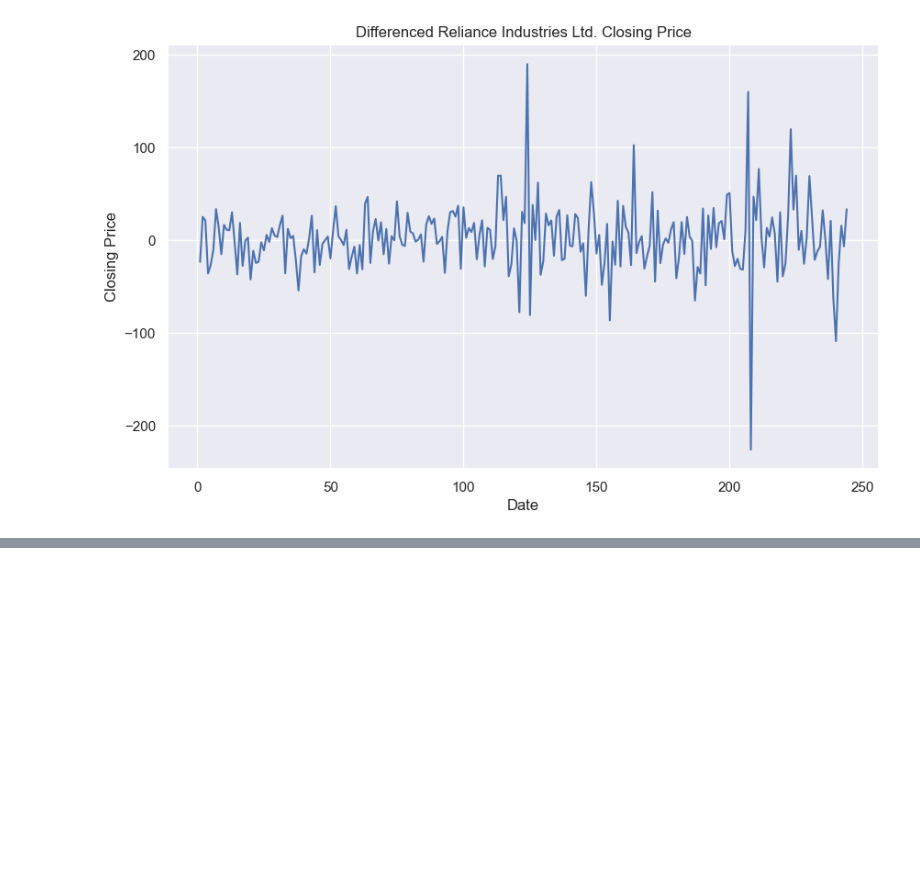
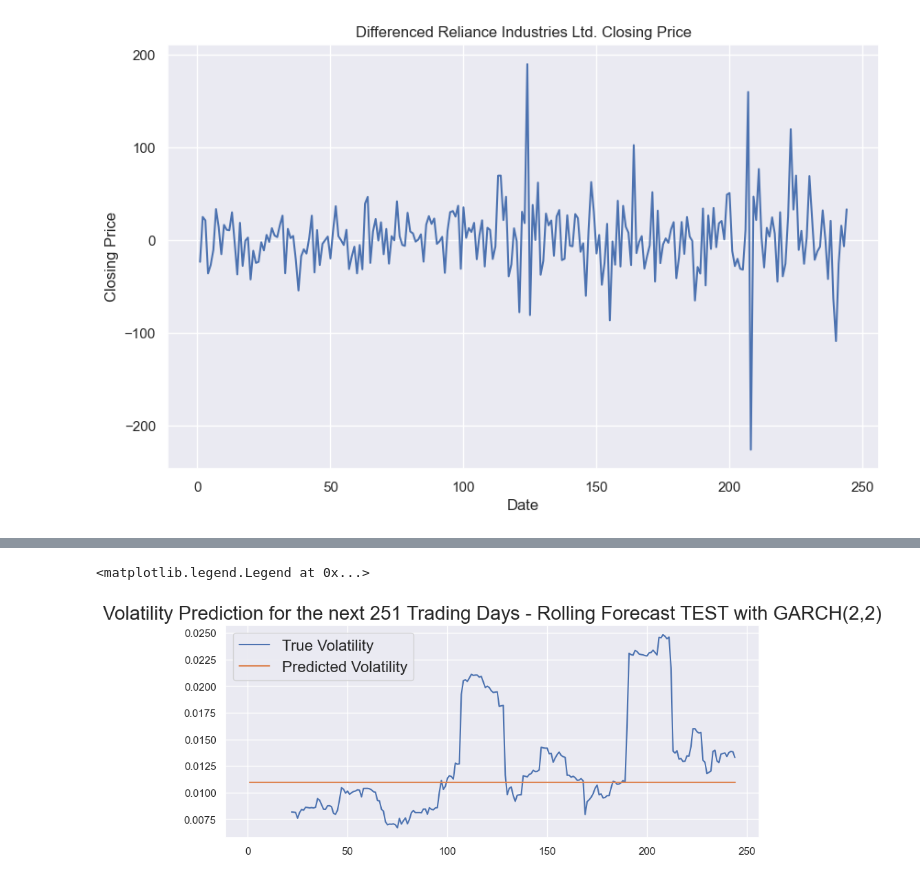
Before and after one commit to AmazingK2k3/Financial-Modelling, a Jupyter notebook: TimeSeriesForecasting_ARIMA.ipynb, the cells around one changed output, grey strips where cells are left out. Cells and saved outputs as stored; diff of their text form; code cells hidden in the pictures; blank space fills up the shorter version.

```diff
--- a/TimeSeriesForecasting_ARIMA.ipynb
+++ b/TimeSeriesForecasting_ARIMA.ipynb
@@ -544,0 +524,8 @@ Freq: D, Name: predicted_mean, dtype: float64
+# %%
+
+# Create a GARCH(1,1) model
+model = arch_model(train_data, vol='Garch', p=2, q=2)
+# Fit the model
+model_fit_garch = model.fit()
+# Print the model summary
+model_fit_garch.summary()
@@ -544,0 +570,40 @@ Freq: D, Name: predicted_mean, dtype: float64
+# %%
+#Define the full serie as the previosly defined model
+full_serie_garch = arch_model(returns,  vol = 'Garch', p=2, q=2)
+#Fitting the model for the full serie
+model_fit_full_serie = full_serie_garch.fit(disp='off')
+#We will plot against the rolling volatility
+rolling_vol = abs(returns.rolling(window=22, min_periods=22).std().dropna())
+#Concatenating the true values, and trained values in our model
+garch_and_rolling_std = pd.concat([pd.DataFrame(model_fit_full_serie.conditional_volatility),rolling_vol.dropna()], axis=1).dropna()
+#Plotting it
+garch_and_rolling_std_plot = px.line(garch_and_rolling_std, title = 'GARCH vs rolling volatility of daily returns TRAIN', width=1000, height=500)
+#Printing the plot
+garch_and_rolling_std_plot.show()
+# %%
+#Using a numeric range of 251 to fill a list of predicted values, for each day we are fitting a new model with the same parameters, but adding the last day.
+test_size = 244
+rolling_predictions = []
+
+for i in range(test_size):
+    train = returns[:-(test_size-i)]
+    model = arch_model(returns, vol = 'GARCH', p=2, q=2)
+    model_fit = model.fit(disp='off')
+    pred = model_fit.forecast(horizon=1, reindex = False)
+    rolling_predictions.append(np.sqrt(pred.variance.values[-1,:][0]))
+# %%
+#Transforming it to a series
+rolling_predictions = pd.Series(rolling_predictions, index= returns.dropna().index[-test_size:])
+#Setting plot parameters
+plt.figure(figsize=(10,4))
+#True data
+true, = plt.plot((rolling_vol)[-test_size:])
+#Predicted data
+preds, = plt.plot(rolling_predictions)
+#Plot of the data
+plt.title('Volatility Prediction for the next 251 Trading Days - Rolling Forecast TEST with GARCH(2,2)', fontsize=20)
+#Add legend
+plt.legend(['True Volatility', 'Predicted Volatility'], fontsize=16)
+# %% [output]
+<matplotlib.legend.Legend at 0x...>
+[figure, added]
```
Also changed, not shown: parts of 35 cells of this notebook, 1 other file.
